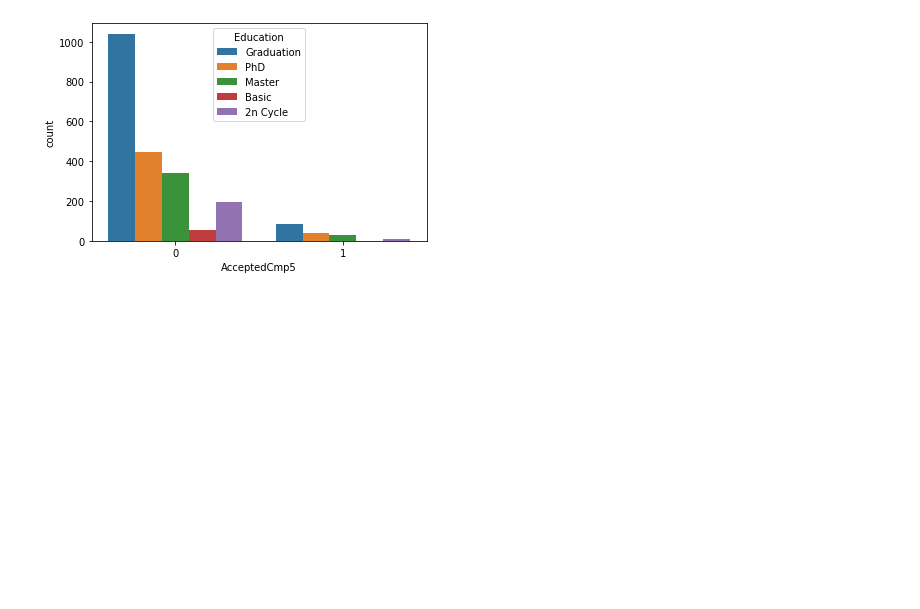
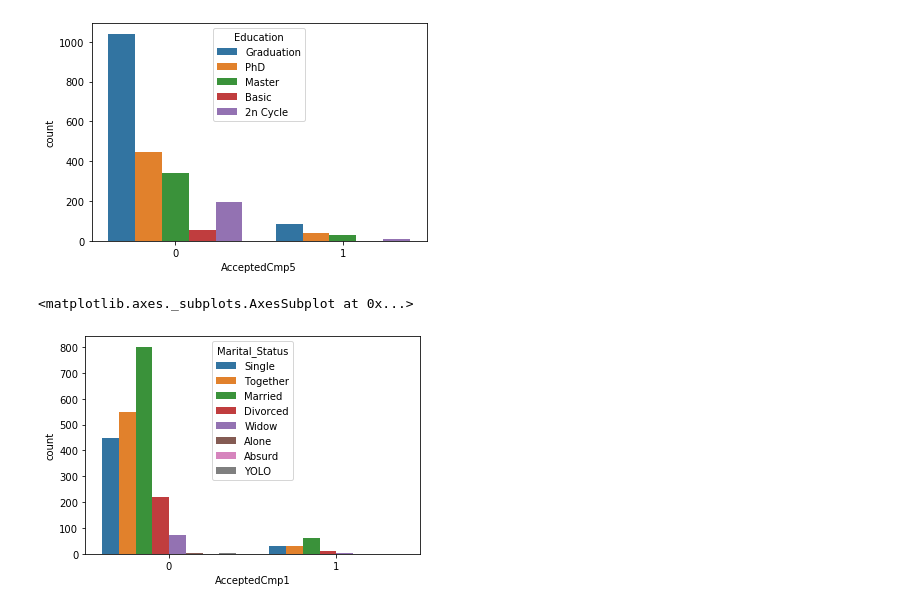
Before and after one commit to JoaoTrajano/Aplicando-An-lise-de-Dados-ao-Marketing, a Jupyter notebook: notebook-analise-de-dados.ipynb, the cells around one changed output. Cells and saved outputs as stored; diff of their text form; code cells hidden in the pictures; blank space fills up the shorter version.

```diff
--- a/notebook-analise-de-dados.ipynb
+++ b/notebook-analise-de-dados.ipynb
@@ -91,3 +96,15 @@ sbn.heatmap(camping_marketing.isnull(),yticklabels=False,cbar=False,cmap='viridi
 # %% [output]
 <matplotlib.axes._subplots.AxesSubplot at 0x...>
 [figure]
+# %%
+def retirar_espaco(col):
+
+    education = col[0]
+
+    if education == '2n Cycle':
+        education = education.replace(' ', '')
+        return education.replace(' ', '')
+    else:
+        return education
+# %%
+camping_marketing['Education'] = camping_marketing[['Education']].apply(retirar_espaco,axis=1)
@@ -151,3 +189,8 @@ sbn.countplot(x='AcceptedCmp5', hue='Education', data=camping_marketing)
 # %% [output]
 <matplotlib.axes._subplots.AxesSubplot at 0x...>
 [figure]
+# %%
+sbn.countplot(x='AcceptedCmp1', hue='Marital_Status', data=camping_marketing)
+# %% [output]
+<matplotlib.axes._subplots.AxesSubplot at 0x...>
+[figure, added]
```
Also changed, not shown: parts of 20 cells of this notebook.
